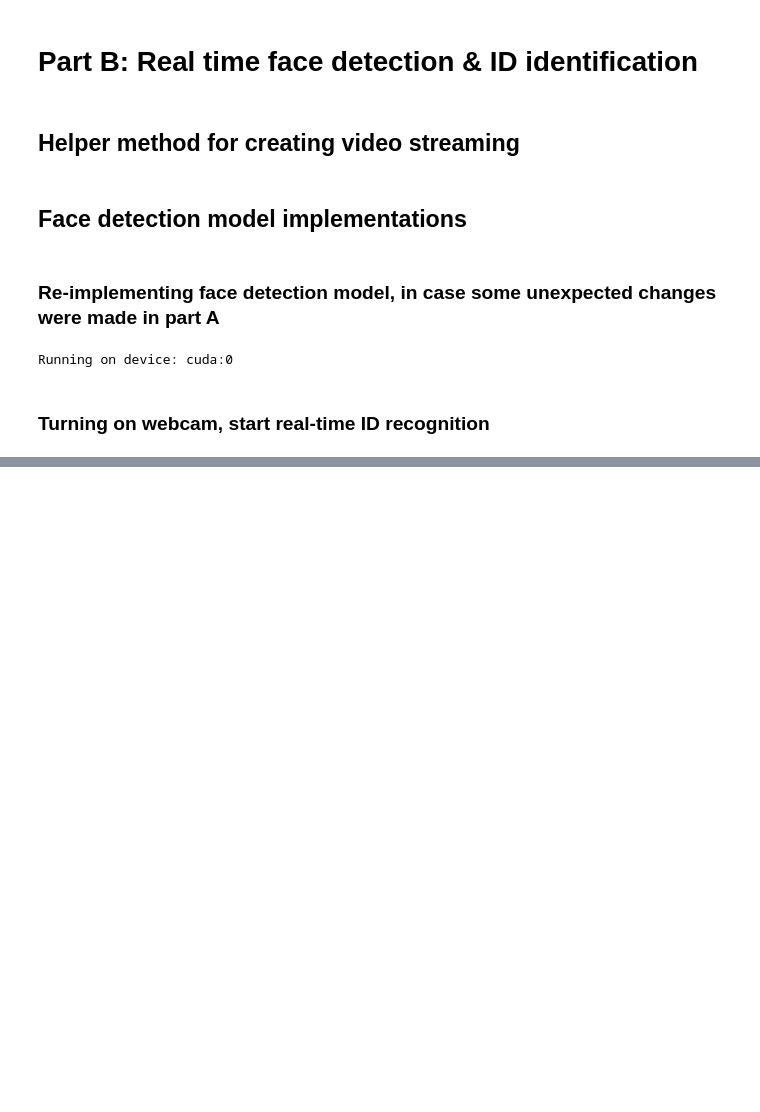
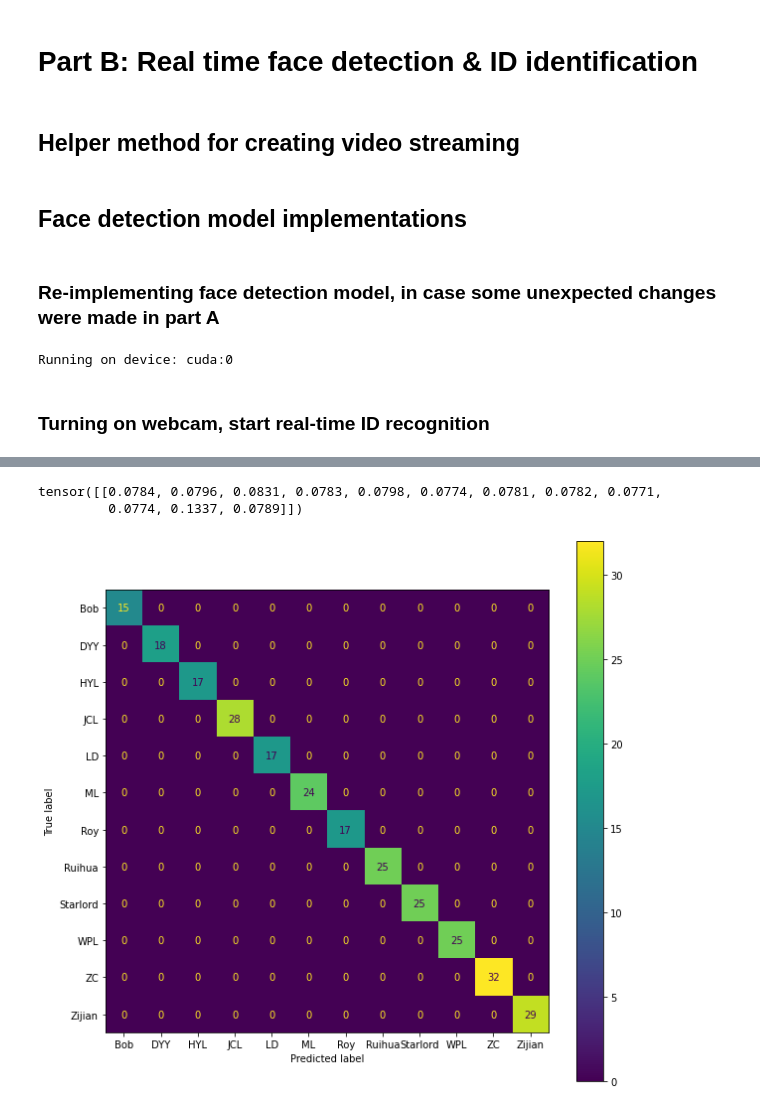
Before and after one commit to CZhao97/Facial-Identity-Recognition-With-Masks, a Jupyter notebook: model/Project_Face_detection.ipynb, the cells around one changed output, grey strips where cells are left out. Cells and saved outputs as stored; diff of their text form; code cells hidden in the pictures; blank space fills up the shorter version.

```diff
--- a/model/Project_Face_detection.ipynb
+++ b/model/Project_Face_detection.ipynb
@@ -388,0 +760,20 @@ while True:
+# %%
+# only one images are stored and retrieved from this sample folder
+transform = transforms.Compose([transforms.Resize((224, 224)),
+                    transforms.ToTensor(),
+                    transforms.Normalize(mean=[0.5, 0.5, 0.5], std=[0.5, 0.5, 0.5]),])
+
+sample_dataset = datasets.ImageFolder(root = "/content/drive/MyDrive/ut/MIE1517_group_project/sample", transform=transform)
+
+sample_dataloader = torch.utils.data.DataLoader(sample_dataset, batch_size=1)
+# %%
+# get model prediction and variance for the sample image
+for imgs, labels in sample_dataloader:
+
+  alexnet = torchvision.models.alexnet(pretrained=True)
+
+  imgs = alexnet.features(imgs)
+  if use_cuda and torch.cuda.is_available():
+    imgs = imgs.cuda()
+
+  mean, var = model(imgs)
@@ -389,3 +786,60 @@ while True:
+# %%
+# showing the probabilities for each class
+softmax(mean.cpu().detach())
+# %% [output]
+tensor([[0.0784, 0.0796, 0.0831, 0.0783, 0.0798, 0.0774, 0.0781, 0.0782, 0.0771,
+         0.0774, 0.1337, 0.0789]])
+# %%
+# plot the confusion matrix
+import matplotlib.pyplot as plt
+from sklearn.datasets import make_classification
+from sklearn.metrics import confusion_matrix, ConfusionMatrixDisplay
+from sklearn.model_selection import train_test_split
+
+true_label_ls = []
+
+pred_ls = []
+
+alexnet = torchvision.models.alexnet(pretrained=True)
+
+for imgs, labels in iter(val_loader):
+
+    grey_images = torchvision.transforms.Grayscale()(imgs)
+
+    imgs = torch.tensor(np.tile(grey_images, [1,3,1,1]))
+
+    imgs = alexnet.features(imgs)
+
+    if use_cuda and torch.cuda.is_available():
+      imgs = imgs.cuda()
+    #############################################
+
+    mean, var = model(imgs)
+
+    #select index with maximum prediction score
+
+    pred = torch.argmax(mean.cpu().detach(), dim=1)
+
+    true_label_ls = np.array([*true_label_ls, *labels])
+
+    pred_ls = np.array([*pred_ls, *pred.tolist()])
+
+
+
+inv_map = {v: k for k, v in data.class_to_idx.items()}
+
+true_label_ls = [inv_map[i] for i in true_label_ls]
+
+pred_ls = [inv_map[i] for i in pred_ls]
+
+cm = confusion_matrix(true_label_ls, pred_ls, labels=list(data.class_to_idx.keys()))
+disp = ConfusionMatrixDisplay(confusion_matrix=cm, display_labels=list(data.class_to_idx.keys()))
+
+disp.plot()
+plt.rcParams["figure.figsize"] = (20,20)
+plt.show()
+# %% [output]
+[figure, added]
 # %%
 %%shell
 jupyter nbconvert --to html Project_Face_detection.ipynb
```
Also changed, not shown: parts of 25 cells of this notebook, 5 other files.
